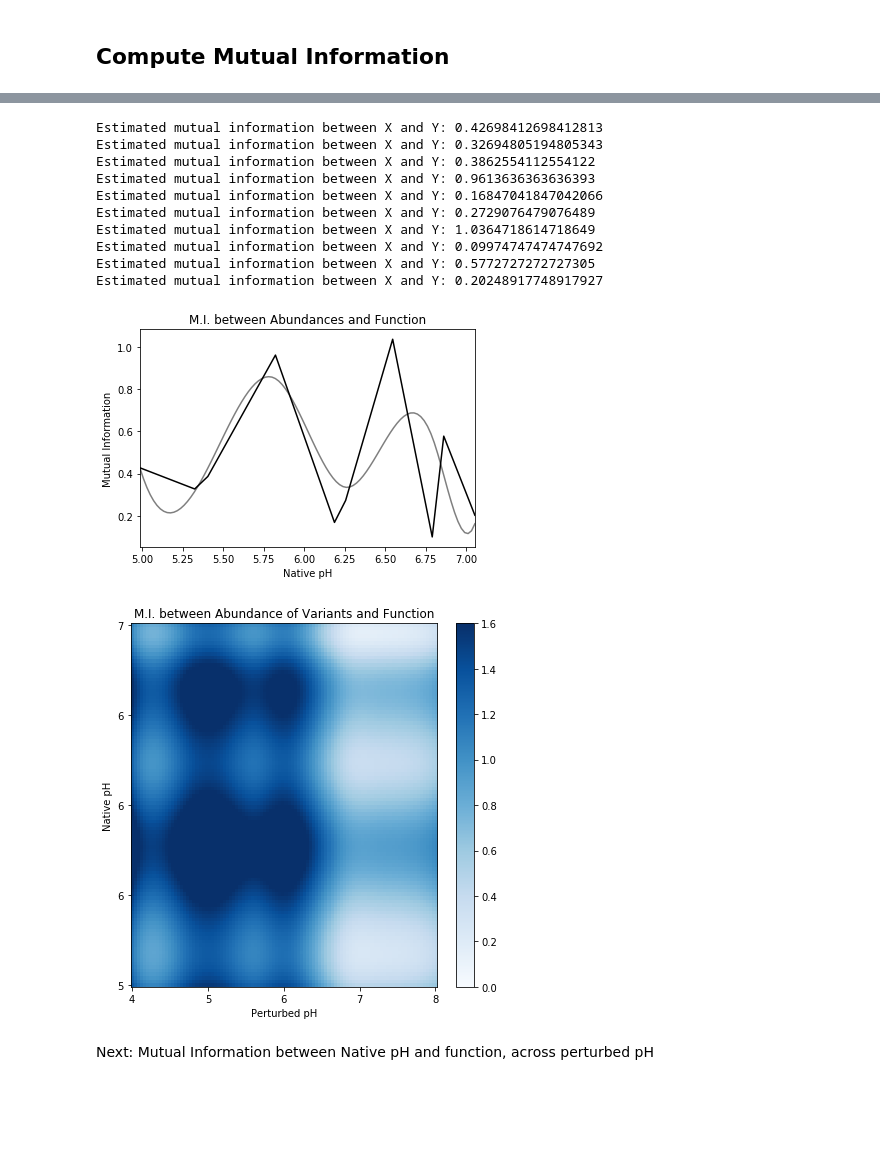
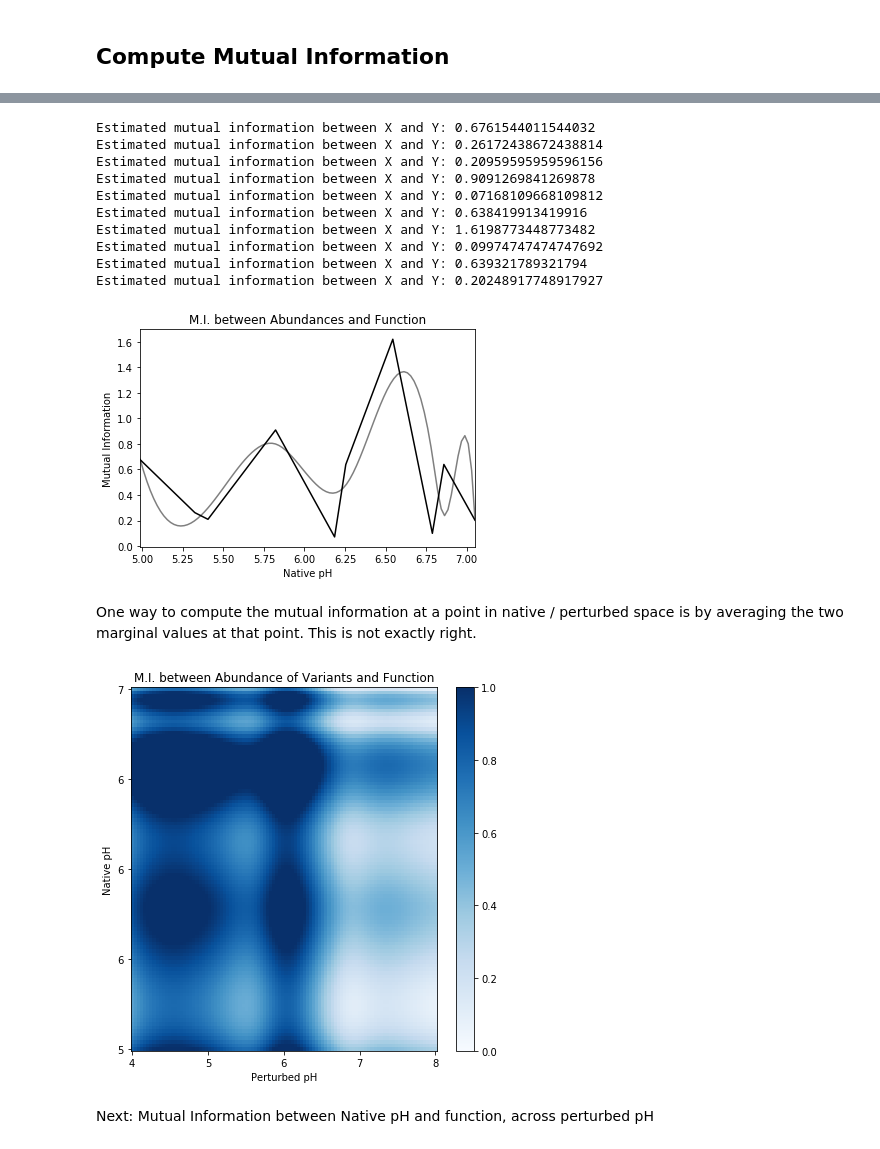
Before and after one commit to AddisonHowe/soil-metagenomics, a Jupyter notebook: organization.ipynb, the cells around one changed output, grey strips where cells are left out. Saved outputs shown, nothing was run; the diff lists cells and outputs as text; code cells hidden in the pictures; blank space fills up the shorter version.

```diff
--- a/organization.ipynb
+++ b/organization.ipynb
@@ -13,7 +13,9 @@ DATDIR = '/projects/p32818/metagenomic_data/data'
 
 soils = ['Soil3', 'Soil5', 'Soil6', 'Soil9', 'Soil11', 'Soil12', 'Soil14', 'Soil15', 'Soil16', 'Soil17']
 
-native = [4.987, 5.324, 5.405, 5.822, 6.186, 6.255, 6.545, 6.789, 6.86,  7.052]
+native = np.zeros(len(soils))
+for i, soil in enumerate(soils):
+    native[i] = native_pH(soil)
 # %%
 import os
 
@@ -233,6 +235,9 @@ clustered_data = clustered_data.values
 normalized_data = clustered_data / clustered_data.sum(axis=1, keepdims=True)
 
 data = np.nan_to_num(normalized_data)
+
+scaler = StandardScaler()
+scaled_data = scaler.fit_transform(data)
 
 pca = PCA(n_components=2)
 principal_components = pca.fit_transform(scaled_data)
@@ -1368,6 +1373,12 @@ data_slope = data_slope.values
 data_final = pd.read_csv('out/data_final.tsv', sep='\t', header=None)
 data_final = data_final.values
 
+group1_avg = group1_avg.T
+group2_avg = group2_avg.T
+group3_avg = group3_avg.T
+
+data_slope = data_slope.T
+data_final = data_final.T
 
 MI_perturbed = np.zeros(11)
 
@@ -1389,9 +1400,10 @@ for i in range(len(MI_perturbed)):
     mi_scores = [mutual_info_regression(X, Y[:, i], random_state=0) for i in range(Y.shape[1])]
 
     # Sum mutual information scores across Y dimensions
-    total_mi = sum(np.sum(scores) for scores in mi_scores)
 
+    total_mi = np.sum([np.sum(scores) for scores in mi_scores])
     MI_perturbed[i] = total_mi
+
 
     print(f"Estimated mutual information between X and Y: {total_mi}")
 
@@ -1422,13 +1445,6 @@ data_final = pd.read_csv('out/data_final.tsv', sep='\t', header=None)
 data_final = data_final.values
 
 MI_native = np.zeros(10)
-
-group1_avg = group1_avg.T
-group2_avg = group2_avg.T
-group3_avg = group3_avg.T
-
-data_slope = data_slope.T
-data_final = data_final.T
 
 for i in range(len(MI_native)):
 
@@ -1446,7 +1462,7 @@ for i in range(len(MI_native)):
     mi_scores = [mutual_info_regression(X, Y[:, i], random_state=0) for i in range(Y.shape[1])]
 
     # Sum mutual information scores across Y dimensions
-    total_mi = sum(np.sum(scores) for scores in mi_scores)
+    total_mi = np.sum([np.sum(scores) for scores in mi_scores])
 
     MI_native[i] = total_mi
 
@@ -1461,7 +1477,7 @@ plt.title('M.I. between Abundances and Function')
 
 
 spline = UnivariateSpline(native, MI_native)
-spline.set_smoothing_factor(0.5)
+spline.set_smoothing_factor(0.8)
 
 # Generate high-resolution x values
 x_high = np.linspace(min(native), max(native), 100)
@@ -1471,17 +1487,19 @@ plt.plot(x_high, y_high, color = 'black', alpha = 0.5)
 np.savetxt("out/MI_native.tsv", MI_perturbed, delimiter = '\t', fmt = '%0.6f')
 np.savetxt("out/MI_native_smooth.tsv", y_high, delimiter = '\t', fmt = '%0.6f')
 # %% [output]
-Estimated mutual information between X and Y: 0.42698412698412813
-Estimated mutual information between X and Y: 0.32694805194805343
-Estimated mutual information between X and Y: 0.3862554112554122
-Estimated mutual information between X and Y: 0.9613636363636393
-Estimated mutual information between X and Y: 0.16847041847042066
-Estimated mutual information between X and Y: 0.2729076479076489
-Estimated mutual information between X and Y: 1.0364718614718649
+Estimated mutual information between X and Y: 0.6761544011544032
+Estimated mutual information between X and Y: 0.26172438672438814
+Estimated mutual information between X and Y: 0.20959595959596156
+Estimated mutual information between X and Y: 0.9091269841269878
+Estimated mutual information between X and Y: 0.07168109668109812
+Estimated mutual information between X and Y: 0.638419913419916
+Estimated mutual information between X and Y: 1.6198773448773482
 Estimated mutual information between X and Y: 0.09974747474747692
-Estimated mutual information between X and Y: 0.5772727272727305
+Estimated mutual information between X and Y: 0.639321789321794
 Estimated mutual information between X and Y: 0.20248917748917927
-[figure, old version]
+[figure, new version]
+# %% [markdown]
+One way to compute the mutual information at a point in native / perturbed space is by averaging the two marginal values at that point. This is not exactly right.
 # %%
 native_smooth = pd.read_csv('out/MI_native_smooth.tsv', sep = '\t', header = None)
 perturb_smooth = pd.read_csv('out/MI_perturbed_smooth.tsv', sep = '\t', header = None)
@@ -1492,7 +1510,7 @@ data = np.zeros((100, 100))
 
 for i in range(100):
     for j in range(100):
-        data[i][j] = native_smooth[i] + perturb_smooth[j]
+        data[i][j] = (native_smooth[i] + perturb_smooth[j])/2
 
 
 # Define the min and max values for the axes
@@ -1501,35 +1519,37 @@ y_min, y_max = 5, 7 # example range for x-axis
 
 
 
 # Create the figure and axis
 fig, ax = plt.subplots(figsize=(6, 6))
 
 # Display the matrix using imshow
-cax = ax.imshow(data, cmap = 'Blues', origin='lower', aspect='auto', vmin = 0, vmax = 1.6)
+cax = ax.imshow(data, cmap = 'Blues', origin='lower', aspect='auto', vmin = 0, vmax = 1)
 
 # Set custom tick positions and labels
 num_ticks = 5  # number of ticks to show
 x_ticks = np.linspace(0, data.shape[1] - 1, num_ticks)
 y_ticks = np.linspace(0, data.shape[0] - 1, num_ticks)
 x_labels = np.linspace(x_min, x_max, num_ticks)
 y_labels = np.linspace(y_min, y_max, num_ticks)
 
 ax.set_xticks(x_ticks)
 ax.set_xticklabels([f"{label:.0f}" for label in x_labels])
 ax.set_yticks(y_ticks)
 ax.set_yticklabels([f"{label:.0f}" for label in y_labels])
 
 # Add colorbar and labels
 plt.colorbar(cax, ax=ax)
 ax.set_xlabel("Perturbed pH")
 ax.set_ylabel("Native pH")
 ax.set_title("M.I. between Abundance of Variants and Function")
 
 # Show the plot
 plt.tight_layout()
 plt.show()
+
+abundance_MI = data
 # %% [output]
-[figure, old version]
+[figure, new version]
 # %% [markdown]
 Next: Mutual Information between Native pH and function, across perturbed pH
 # %%
```
Also changed, not shown: parts of 8 cells of this notebook, 11 other files.
